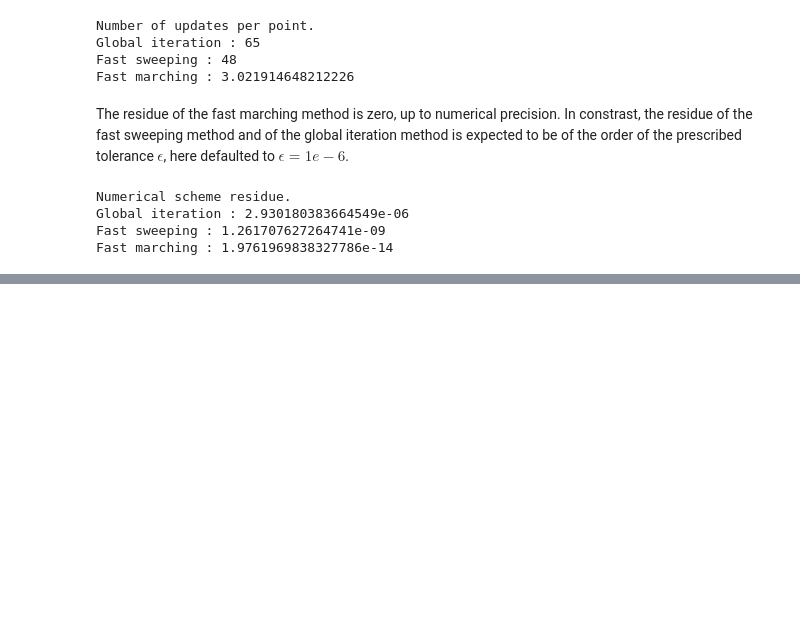
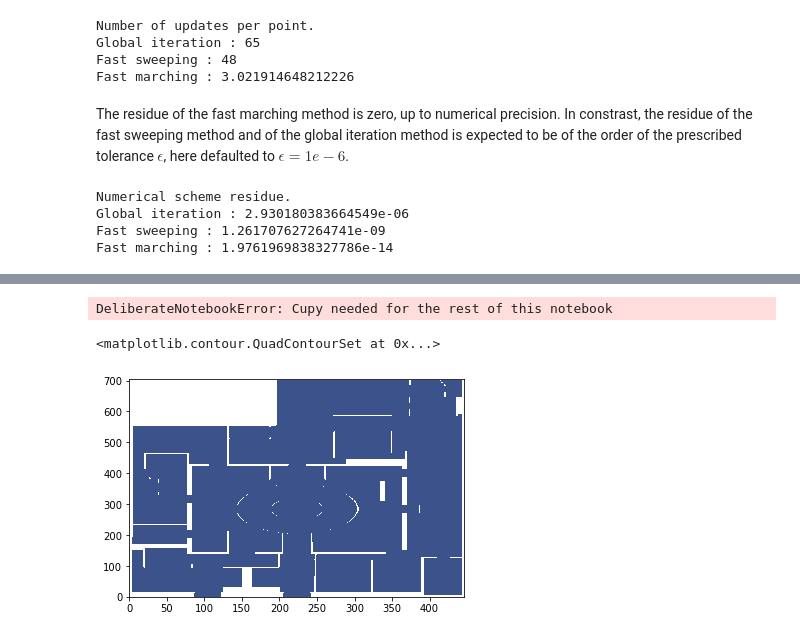
Before and after one commit to Mirebeau/AdaptiveGridDiscretizations, a Jupyter notebook: Notebooks_NonDiv/EikonalEulerian.ipynb, the cells around one changed output, grey strips where cells are left out. Drawn from its saved outputs; the diff is of its cells as text; code cells hidden in the pictures; blank space fills up the shorter version.

```diff
--- a/Notebooks_NonDiv/EikonalEulerian.ipynb
+++ b/Notebooks_NonDiv/EikonalEulerian.ipynb
@@ -467,0 +473,20 @@ Fast marching : 1.9761969838327786e-14
+# %%
+try: import cupy as cp
+except ModuleNotFoundError: raise ad.DeliberateNotebookError("Cupy needed for the rest of this notebook")
+# %% [output]
+DeliberateNotebookError: Cupy needed for the rest of this notebook
+# %%
+local_path = 'TestImages/centre_pompidou_800x546.png'
+web_path = 'https://github.com/Mirebeau/AdaptiveGridDiscretizations/blob/master/Notebooks_FMM/TestImages/centre_pompidou_800x546.png?raw=true'
+
+try: im = matplotlib.image.imread(local_path)
+except FileNotFoundError: im = matplotlib.image.imread(web_path)
+im = im[68:515,65:770]
+dom = np.logical_and(np.logical_and(im[:,:,0]==0,im[:,:,1]==0),im[:,:,2]==1).T
+cost = np.where(dom,1,np.inf)
+cost = cp.ascontinguousarray(cost,dtype=np.float32) # Load on GPU
+# %%
+plt.contourf(cost.get())
+# %% [output]
+<matplotlib.contour.QuadContourSet at 0x...>
+[figure, added]
```
Also changed, not shown: parts of 13 cells of this notebook, 2 other files.
